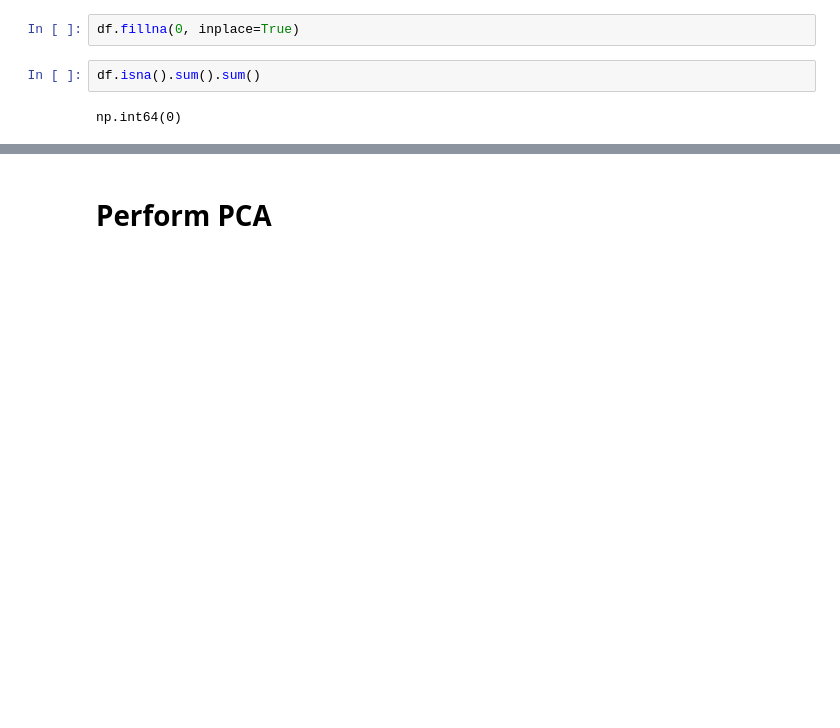
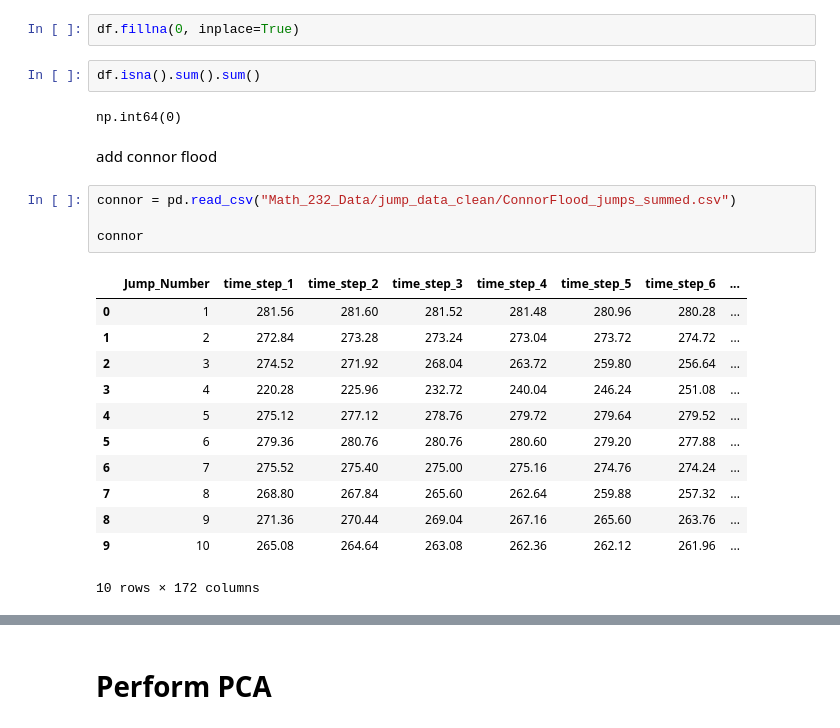
Before and after one commit to xuyfe/eigenjumps, a Jupyter notebook: svd_dummy.ipynb, the cells around one changed output, grey strips where cells are left out. Saved outputs shown, nothing was run; the diff lists cells and outputs as text; blank space fills up the shorter version.

Commit message:
jumps

```diff
--- a/svd_dummy.ipynb
+++ b/svd_dummy.ipynb
@@ -84,3 +84,22 @@ df.fillna(0, inplace=True)
 df.isna().sum().sum()
 # %% [output]
 np.int64(0)
+# %% [markdown]
+add connor flood
+# %%
+connor = pd.read_csv("Math_232_Data/jump_data_clean/ConnorFlood_jumps_summed.csv")
+
+connor
+# %% [output]
+|  | Jump_Number | time_step_1 | time_step_2 | time_step_3 | time_step_4 | time_step_5 | time_step_6 | ... |
+| 0 | 1 | 281.56 | 281.60 | 281.52 | 281.48 | 280.96 | 280.28 | ... |
+| 1 | 2 | 272.84 | 273.28 | 273.24 | 273.04 | 273.72 | 274.72 | ... |
+| 2 | 3 | 274.52 | 271.92 | 268.04 | 263.72 | 259.80 | 256.64 | ... |
+| 3 | 4 | 220.28 | 225.96 | 232.72 | 240.04 | 246.24 | 251.08 | ... |
+| 4 | 5 | 275.12 | 277.12 | 278.76 | 279.72 | 279.64 | 279.52 | ... |
+| 5 | 6 | 279.36 | 280.76 | 280.76 | 280.60 | 279.20 | 277.88 | ... |
+| 6 | 7 | 275.52 | 275.40 | 275.00 | 275.16 | 274.76 | 274.24 | ... |
+| 7 | 8 | 268.80 | 267.84 | 265.60 | 262.64 | 259.88 | 257.32 | ... |
+| 8 | 9 | 271.36 | 270.44 | 269.04 | 267.16 | 265.60 | 263.76 | ... |
+| 9 | 10 | 265.08 | 264.64 | 263.08 | 262.36 | 262.12 | 261.96 | ... |
+10 rows × 172 columns
```
Also changed, not shown: parts of 11 cells of this notebook, 25 other files.
